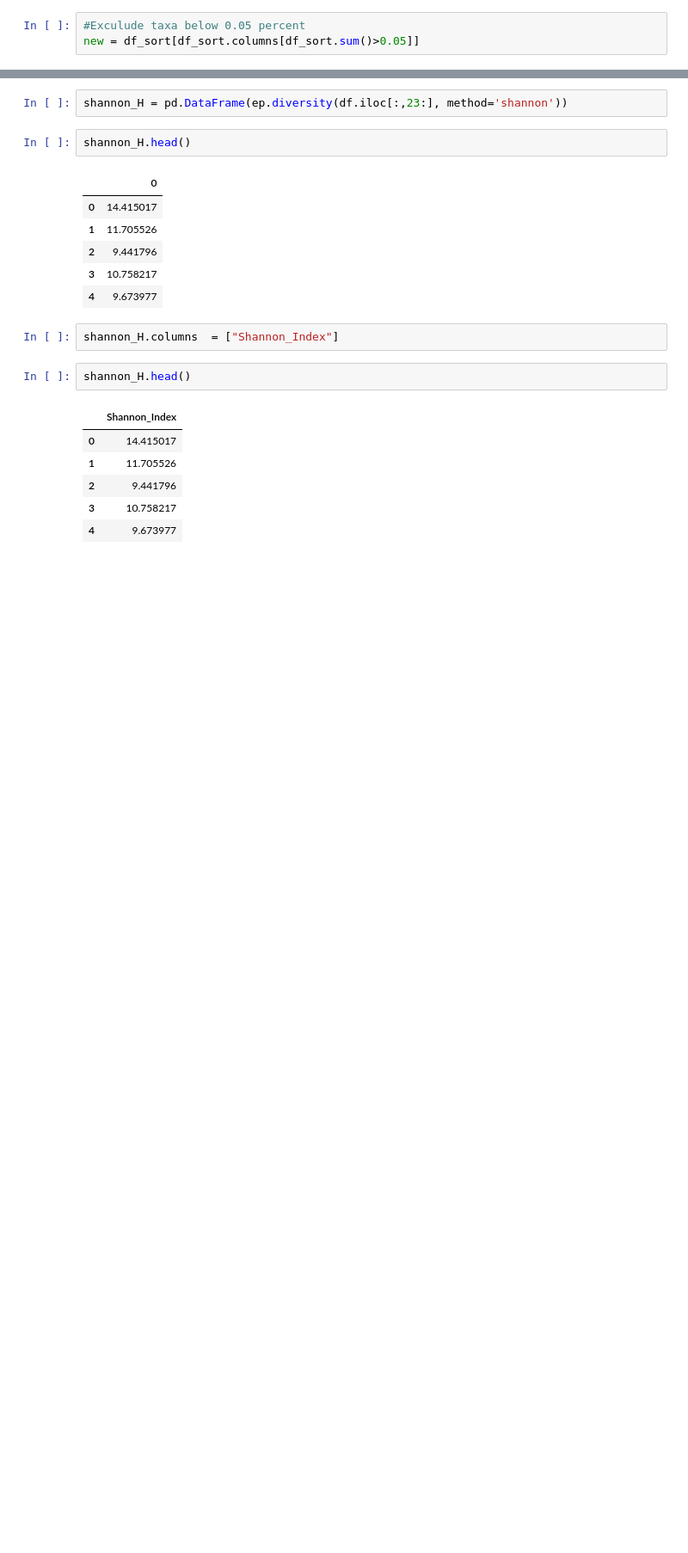
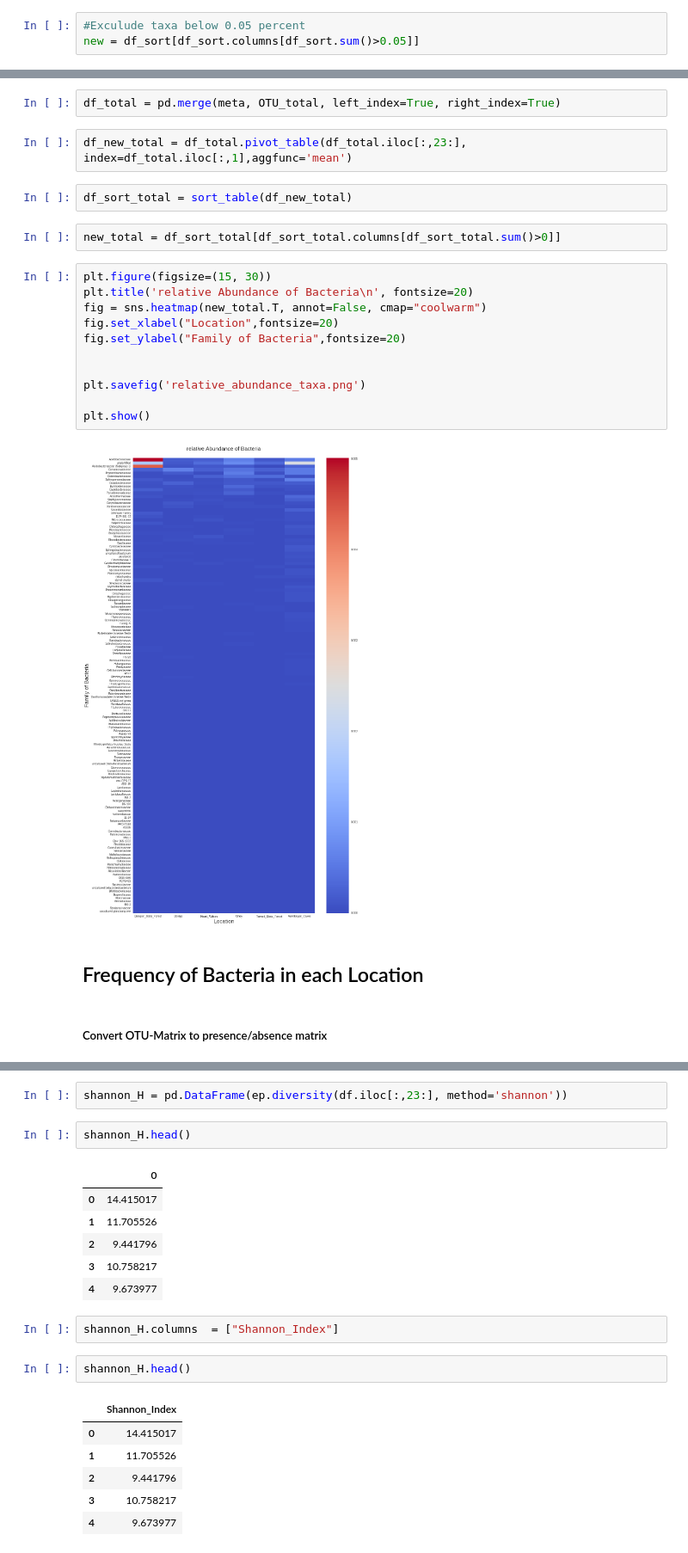
Before and after one commit to AmbrosiaFungus/insect-microbe-analysis, a Jupyter notebook: Heatmap_relativeAbundance.ipynb, the cells around one changed output, grey strips where cells are left out. Shown: that part at 86% size. Drawn from its saved outputs; the diff is of its cells as text; blank space fills up the shorter version.

```diff
--- a/Heatmap_relativeAbundance.ipynb
+++ b/Heatmap_relativeAbundance.ipynb
@@ -169,0 +242,25 @@ plt.show()
+# %%
+df_total = pd.merge(meta, OTU_total, left_index=True, right_index=True)
+# %%
+df_new_total = df_total.pivot_table(df_total.iloc[:,23:], index=df_total.iloc[:,1],aggfunc='mean')
+# %%
+df_sort_total = sort_table(df_new_total)
+# %%
+new_total = df_sort_total[df_sort_total.columns[df_sort_total.sum()>0]]
+# %%
+plt.figure(figsize=(15, 30))
+plt.title('relative Abundance of Bacteria\n', fontsize=20)
+fig = sns.heatmap(new_total.T, annot=False, cmap="coolwarm")
+fig.set_xlabel("Location",fontsize=20)
+fig.set_ylabel("Family of Bacteria",fontsize=20)
+
+
+plt.savefig('relative_abundance_taxa.png')
+
+plt.show()
+# %% [output]
+[figure, added]
+# %% [markdown]
+## Frequency of Bacteria in each Location
+# %% [markdown]
+##### Convert OTU-Matrix to presence/absence matrix
```
Also changed, not shown: parts of 39 cells of this notebook.
